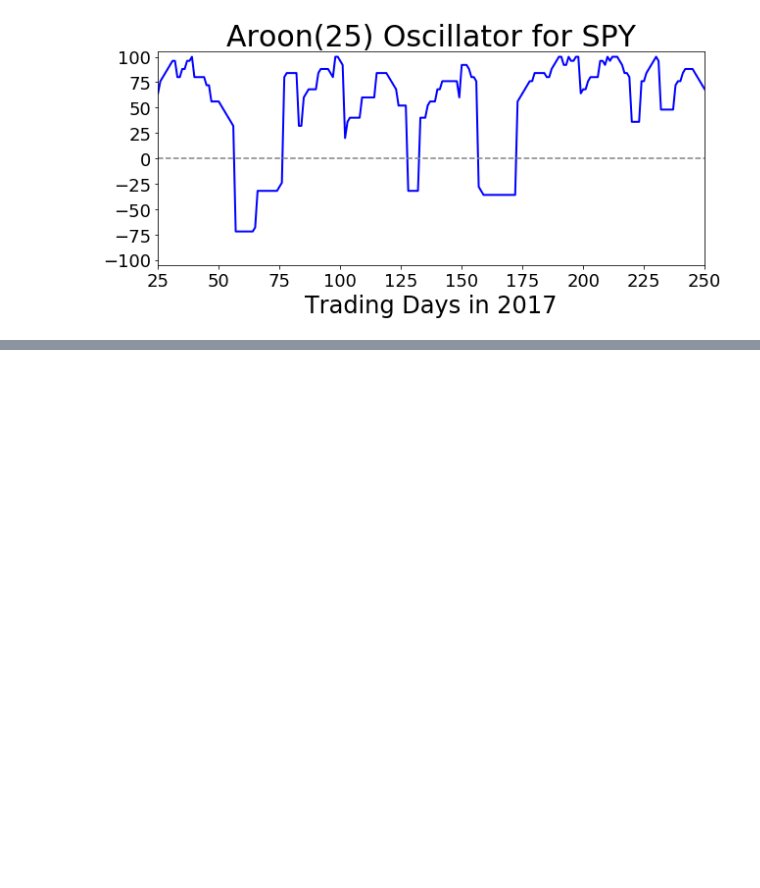
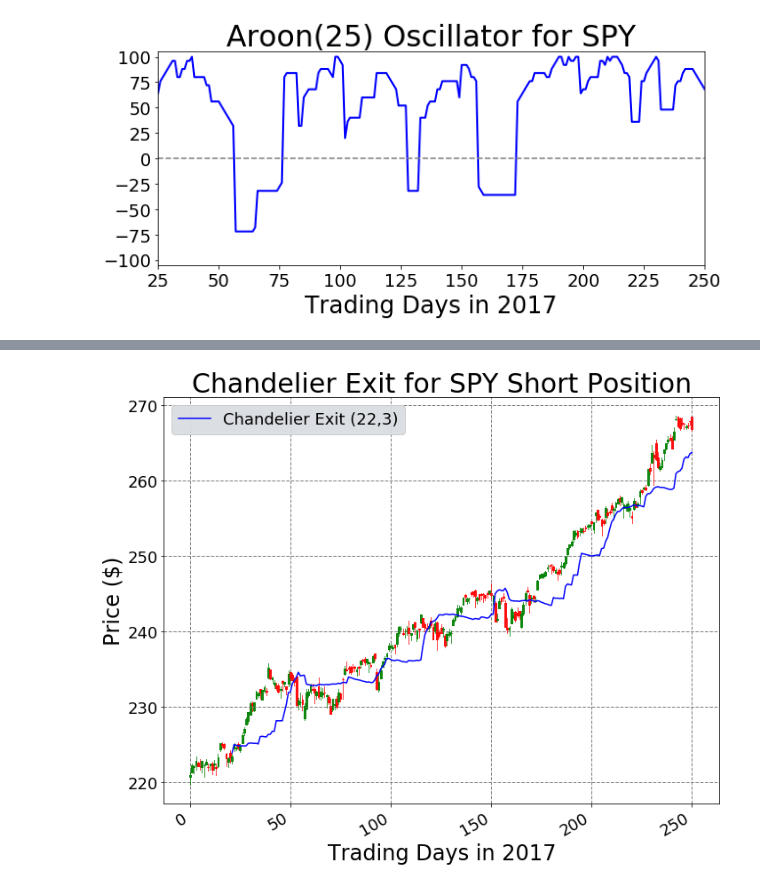
Before and after one commit to mzyates/techindicators, a Jupyter notebook: example_notebook.ipynb, the cells around one changed output, grey strips where cells are left out. Cells and saved outputs as stored; diff of their text form; code cells hidden in the pictures; blank space fills up the shorter version.

```diff
--- a/example_notebook.ipynb
+++ b/example_notebook.ipynb
@@ -368,0 +394,18 @@ plt.show()
+# %%
+fig, ax = plt.subplots(figsize=(10,8))
+ax.set_ylabel('Price ($)')
+ax.set_xlabel('Date')
+candlestick2_ohlc(ax,sd_open,sd_high,sd_low,sd_close,width=0.8,colorup='g',colordown='r',alpha=0.75)
+ax.plot(tradedays[len(sd_dates)-len(chand_short):],chand_short,color='blue',lw=1.5,label='Chandelier Exit (22,3)')
+ax.set_title('Chandelier Exit for %s Short Position' % ticker,fontsize=30)
+ax.set_xlabel('Trading Days in 2017',fontsize=24)
+ax.set_ylabel('Price ($)',fontsize=24)
+ax.legend(loc='upper left', frameon=True, fancybox=True, framealpha=0.95, fontsize=18, facecolor='#D9DDE1')
+ax.grid(color='gray', linestyle='--', linewidth=1)
+plt.yticks(fontsize=18)
+plt.xticks(fontsize=18)
+fig.autofmt_xdate()
+fig.tight_layout()
+plt.show()
+# %% [output]
+[figure, added]
```
Also changed, not shown: parts of 3 cells of this notebook.
